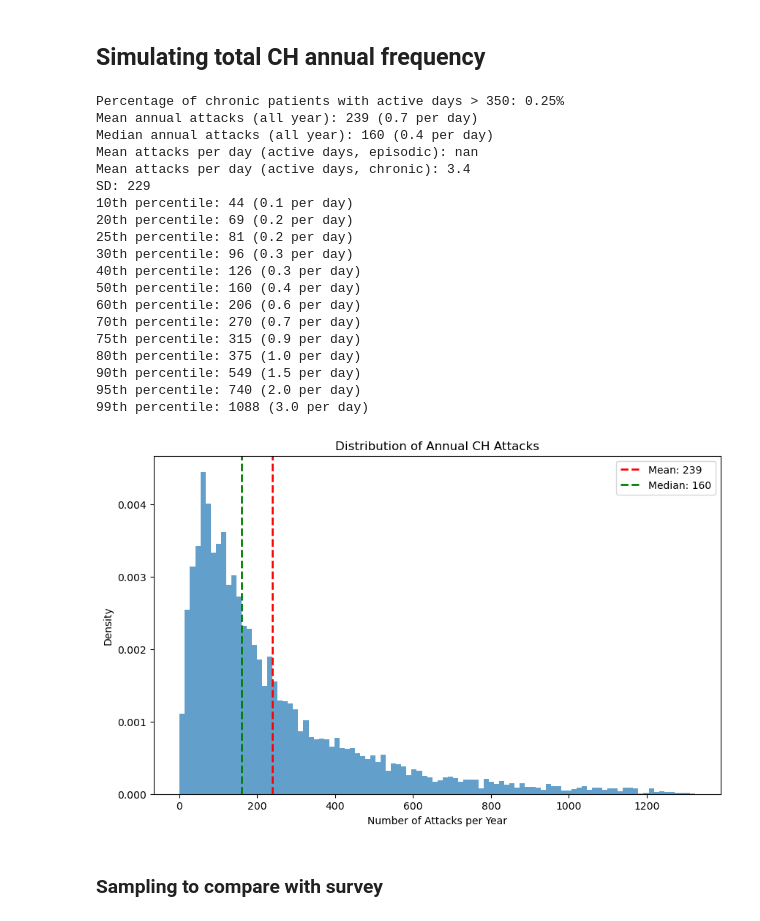
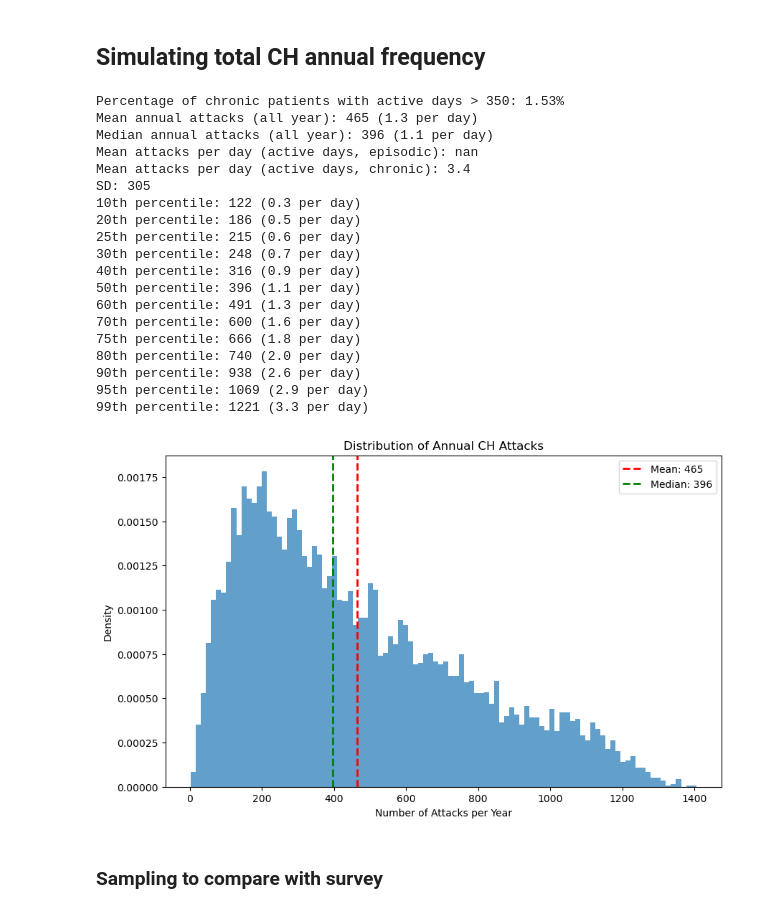
Before and after one commit to aph-research/cluster-headaches, a Jupyter notebook: Cluster headache full model.ipynb, the cells around one changed output. Saved outputs shown, nothing was run; the diff lists cells and outputs as text; code cells hidden in the pictures.

Commit message:
Settling for these parameters
Previous ones gave too many chronic patients with just a handful (<10) attacks per year.

```diff
--- a/Cluster headache full model.ipynb
+++ b/Cluster headache full model.ipynb
@@ -22,7 +18,7 @@ world_adult_population = 5_728_759_000
 total_ch_sufferers = world_adult_population * annual_prevalence # Estimated global CH sufferers
 
 # Define the proportions for each group
-prop_episodic = 0
+prop_episodic = 0.0
 prop_chronic = 1 - prop_episodic
 prop_treated = 0.48
 prop_untreated = 1 - prop_treated
@@ -356,7 +352,7 @@ def generate_chronic_active_days():
     min_active_days = 1
     max_active_days = 365
     while True:
-        active_days = int(lognorm.rvs(s=1.0, scale=np.exp(np.log(50))))
+        active_days = int(lognorm.rvs(s=1.0, scale=np.exp(np.log(150))))
         if min_active_days <= active_days <= max_active_days:
             return active_days
 
@@ -421,51 +417,51 @@ std_attacks = np.std(annual_attack_distribution)
 mean_attacks_per_day_episodic = np.mean(attacks_per_day_episodic)
 mean_attacks_per_day_chronic = np.mean(attacks_per_day_chronic)
 
 percentile_values = [10, 20, 25, 30, 40, 50, 60, 70, 75, 80, 90, 95, 99]
 percentiles = np.percentile(annual_attack_distribution, percentile_values)
 
 print(f"Percentage of chronic patients with active days > 350: {100*np.count_nonzero(np.array(chronic_active_days) > 350) / len(chronic_active_days):.2f}%")
 
 # Print results
 print(f"Mean annual attacks (all year): {mean_attacks:.0f} ({mean_attacks/365:.1f} per day)")
 print(f"Median annual attacks (all year): {median_attacks:.0f} ({median_attacks/365:.1f} per day)")
 print(f"Mean attacks per day (active days, episodic): {mean_attacks_per_day_episodic:.1f}")
 print(f"Mean attacks per day (active days, chronic): {mean_attacks_per_day_chronic:.1f}")
 print(f"SD: {std_attacks:.0f}")
 for i, percentile in enumerate(percentiles):
     print(f"{percentile_values[i]}th percentile: {percentile:.0f} ({percentile/365:.1f} per day)")
 
 # Plot the distribution
 plt.figure(figsize=(10, 6))
 plt.hist(annual_attack_distribution, bins=100, density=True, alpha=0.7)
 plt.title("Distribution of Annual CH Attacks")
 plt.xlabel("Number of Attacks per Year")
 plt.ylabel("Density")
 plt.axvline(mean_attacks, color='r', linestyle='dashed', linewidth=2, label=f'Mean: {mean_attacks:.0f}')
 plt.axvline(median_attacks, color='g', linestyle='dashed', linewidth=2, label=f'Median: {median_attacks:.0f}')
 plt.legend()
 plt.show()
 # %% [output]
-Percentage of chronic patients with active days > 350: 0.25%
-Mean annual attacks (all year): 239 (0.7 per day)
-Median annual attacks (all year): 160 (0.4 per day)
+Percentage of chronic patients with active days > 350: 1.53%
+Mean annual attacks (all year): 465 (1.3 per day)
+Median annual attacks (all year): 396 (1.1 per day)
 Mean attacks per day (active days, episodic): nan
 Mean attacks per day (active days, chronic): 3.4
-SD: 229
-10th percentile: 44 (0.1 per day)
-20th percentile: 69 (0.2 per day)
-25th percentile: 81 (0.2 per day)
-30th percentile: 96 (0.3 per day)
-40th percentile: 126 (0.3 per day)
-50th percentile: 160 (0.4 per day)
-60th percentile: 206 (0.6 per day)
-70th percentile: 270 (0.7 per day)
-75th percentile: 315 (0.9 per day)
-80th percentile: 375 (1.0 per day)
-90th percentile: 549 (1.5 per day)
-95th percentile: 740 (2.0 per day)
-99th percentile: 1088 (3.0 per day)
+SD: 305
+10th percentile: 122 (0.3 per day)
+20th percentile: 186 (0.5 per day)
+25th percentile: 215 (0.6 per day)
+30th percentile: 248 (0.7 per day)
+40th percentile: 316 (0.9 per day)
+50th percentile: 396 (1.1 per day)
+60th percentile: 491 (1.3 per day)
+70th percentile: 600 (1.6 per day)
+75th percentile: 666 (1.8 per day)
+80th percentile: 740 (2.0 per day)
+90th percentile: 938 (2.6 per day)
+95th percentile: 1069 (2.9 per day)
+99th percentile: 1221 (3.3 per day)
-[figure, old version]
+[figure, new version]
 # %% [markdown]
 ### Sampling to compare with survey
 # %%
```
Also changed, not shown: parts of 3 cells of this notebook, 1 other file.
